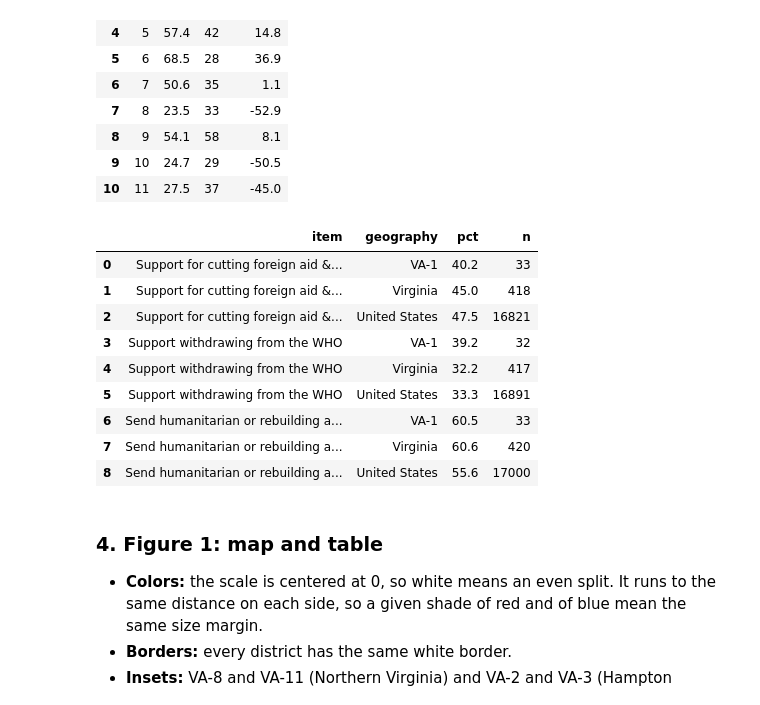
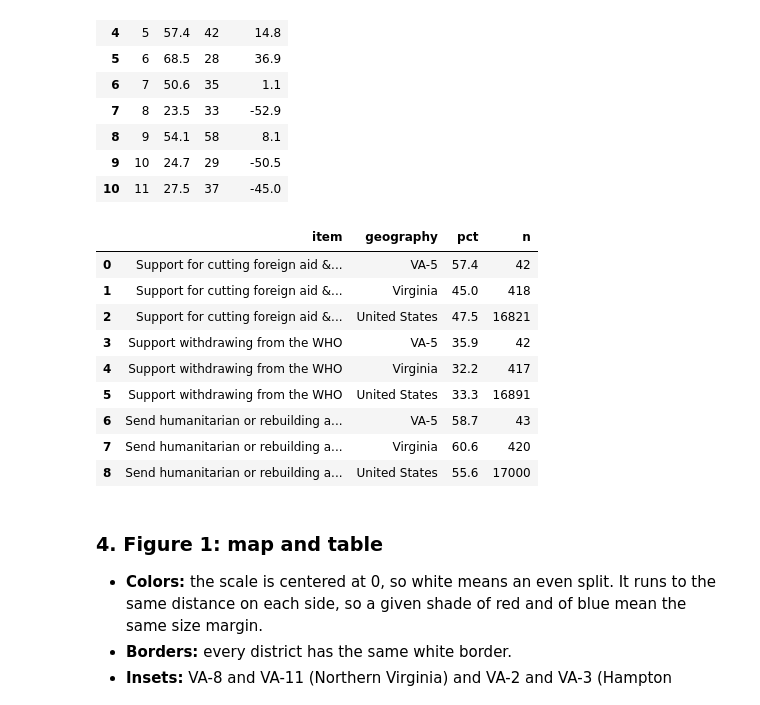
Before and after one commit to calvinpan1/lppp6350_politics_memo3, a Jupyter notebook: python/ces25_va_aid_cut_map/ces25_va_aid_cut_map.ipynb, the cells around one changed output. Cells and saved outputs as stored; diff of their text form; code cells hidden in the pictures.

```diff
--- a/python/ces25_va_aid_cut_map/ces25_va_aid_cut_map.ipynb
+++ b/python/ces25_va_aid_cut_map/ces25_va_aid_cut_map.ipynb
@@ -92,25 +92,25 @@ districts.round(1)
 | 9 | 10 | 24.7 | 29 | -50.5 |
 | 10 | 11 | 27.5 | 37 | -45.0 |
 # %%
-# VA-1 vs. Virginia vs. the U.S.
-geos = {"VA-1": va[va["cdid119"] == 1], "Virginia": va, "United States": ces}
+# VA-5 vs. Virginia vs. the U.S.
+geos = {"VA-5": va[va["cdid119"] == 5], "Virginia": va, "United States": ces}
 items = {"aid_cut": "Support for cutting foreign aid & broadcasting funding",
          "withdraw_who": "Support withdrawing from the WHO",
          "aid_ukraine": "Send humanitarian or rebuilding aid to Ukraine"}
 
 table = pd.DataFrame([{"item": label, "geography": g, **weighted_pct(d, col)}
                       for col, label in items.items() for g, d in geos.items()])
-table.round(1).to_csv(output_dir + "table1_va1_va_us.csv", index=False)
+table.round(1).to_csv(output_dir + "table1_va5_va_us.csv", index=False)
 table.round(1)
 # %% [output]
 |  | item | geography | pct | n |
-| 0 | Support for cutting foreign aid &... | VA-1 | 40.2 | 33 |
+| 0 | Support for cutting foreign aid &... | VA-5 | 57.4 | 42 |
 | 1 | Support for cutting foreign aid &... | Virginia | 45.0 | 418 |
 | 2 | Support for cutting foreign aid &... | United States | 47.5 | 16821 |
-| 3 | Support withdrawing from the WHO | VA-1 | 39.2 | 32 |
+| 3 | Support withdrawing from the WHO | VA-5 | 35.9 | 42 |
 | 4 | Support withdrawing from the WHO | Virginia | 32.2 | 417 |
 | 5 | Support withdrawing from the WHO | United States | 33.3 | 16891 |
-| 6 | Send humanitarian or rebuilding a... | VA-1 | 60.5 | 33 |
+| 6 | Send humanitarian or rebuilding a... | VA-5 | 58.7 | 43 |
 | 7 | Send humanitarian or rebuilding a... | Virginia | 60.6 | 420 |
 | 8 | Send humanitarian or rebuilding a... | United States | 55.6 | 17000 |
 # %% [markdown]
```
Also changed, not shown: parts of 1 cell of this notebook, 8 other files.
